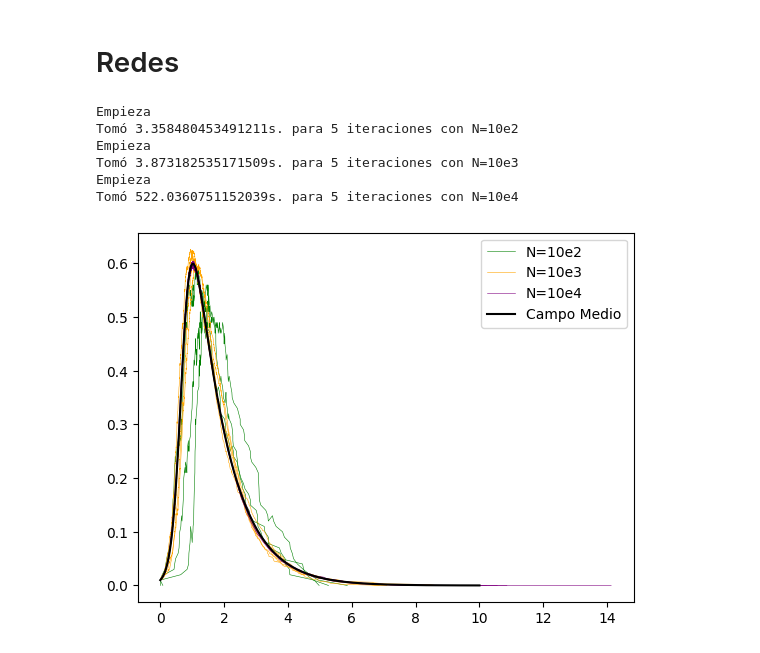
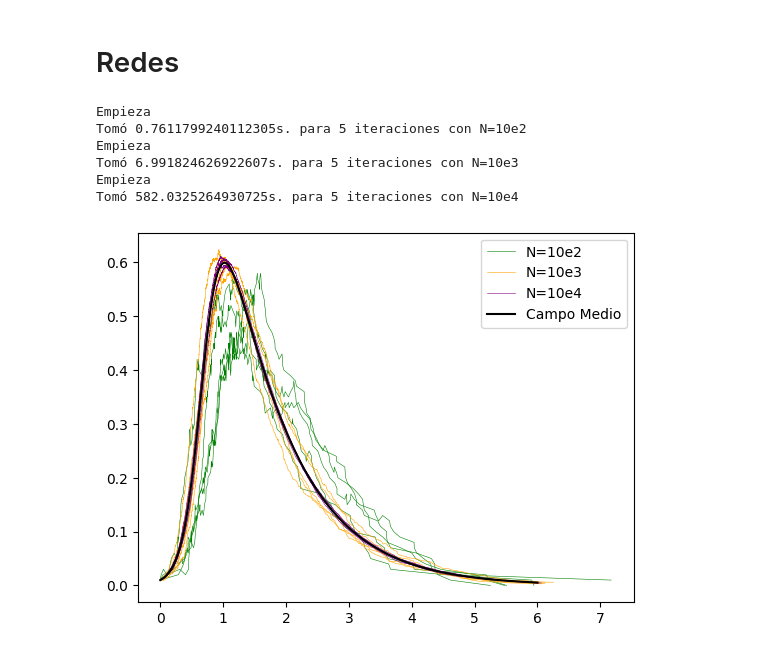
Before and after one commit to JairEsc/Mat_Apl_2, a Jupyter notebook: Gillespie_redes_markoviano.ipynb, the cells around one changed output. Drawn from its saved outputs; the diff is of its cells as text; code cells hidden in the pictures.

```diff
--- a/Gillespie_redes_markoviano.ipynb
+++ b/Gillespie_redes_markoviano.ipynb
@@ -35,7 +36,10 @@ def Gillespie_Markov_Chain_MA(N,S_0,I_0,R_0,beta,gamma,T=np.inf):
   return pd.DataFrame(H,columns=['time','S(t)','I(t)'])
 # %%
 ## Ejemplo
+start_0=time.time()
+np.random.seed(0)
 for power in [4,5,6]:
+  start_1=time.time()
   beta=1.15
   gamma=1
   N=10**power
@@ -46,11 +50,12 @@ for power in [4,5,6]:
   colores=['green','orange','purple']
   for iter in range(3):
     if(iter==0):
-      H=Gillespie_Markov_Chain_MA(N,S_0,I_0,R_0,beta,gamma,T=np.inf)
+      H=Gillespie_Markov_Chain_MA(N,S_0,I_0,R_0,beta,gamma,T=40)
       plt.plot(H['time'],H['I(t)']/N,colores[int(power-4)],linewidth=0.7,label='N=10e'+str(power))
     else:
-      H=Gillespie_Markov_Chain_MA(N,S_0,I_0,R_0,beta,gamma,T=np.inf)
+      H=Gillespie_Markov_Chain_MA(N,S_0,I_0,R_0,beta,gamma,T=40)
       plt.plot(H['time'],H['I(t)']/N,colores[int(power-4)],linewidth=0.7)
+  print(time.time()-start_1, "s.  en 3 simulaciones para N=10e"+str(power))
 #----------------------------------Campo Medio
 from scipy.integrate import odeint
 import scipy.integrate as spi
@@ -72,10 +77,12 @@ def g(t,INP,ps):
     return SOL[:,1]
 
 INPUT = (S_0, I_0, 0.0)
-t_start = 0.0; t_end = 50; t_inc = .01
+t_start = 0.0; t_end = 40; t_inc = .01
 t_range = np.arange(t_start, t_end+t_inc, t_inc)
 plt.plot(t_range,g(t_range,INPUT,[beta,gamma,N])/N, 'k',label='Campo Medio')
 #----------------------------------
 plt.legend()
+plt.savefig('markoviano_convergencia.png',dpi=300)
 plt.show()
+print(time.time()-start_0, 's. en total')
 # %% [output]
@@ -181,54 +192,53 @@ def Gillespie_Direct_Method_Network(beta,gamma,N,X_I_indexes,G_network_initial=n
         X_I=len(X_I_indexes)
         X_S=N-X_I
         Historia.append([t,X_S,X_I])#Focus
-        if(X_I==0):
+        if(X_I==0 or t>T):
             flag=False
     return pd.DataFrame(Historia,columns=['time','S(t)','I(t)'])
 # %%
 #Ejemplo
 import time
 colores=['green','orange','purple']
+np.random.seed(0)
 for pot in [2,3,4]:
     iter_time = time.time()
     beta=75
     gamma=1
     N=10**pot
-    n=int(N*0.1)
     ksum=1
-    np.random.seed(2)
     G=nx.fast_gnp_random_graph(n=N, p=0.1, seed=None, directed=False)
-    #pos=nx.spring_layout(G,seed=2,k=3)
-    np.random.seed(0)
     X_I_indexes=np.random.choice(N,size=int(N*0.01),replace=False).tolist()
     for k in range(N):
         if k in X_I_indexes:
             G.nodes[k]['Estado:']='Infeccioso'
         else:
             G.nodes[k]['Estado:']='Susceptible'
     print("Empieza")
     #------------------------------------ Markoviano
     for iter in range(5):
         H=[]
-        G_copy=G.copy()
-        X_I_indexes_copy=X_I_indexes.copy()
-        H=Gillespie_Direct_Method_Network(beta,gamma,N,X_I_indexes=X_I_indexes_copy,G_network_initial=G_copy,T=np.inf)
+        while(len(H)<10):
+          G_copy=G.copy()
+          X_I_indexes_copy=X_I_indexes.copy()
+          H=Gillespie_Direct_Method_Network(beta,gamma,N,X_I_indexes=X_I_indexes_copy,G_network_initial=G_copy,T=6)
         if(iter==0):
             plt.plot(H['time'],H['I(t)']/N, colores[pot-2],linewidth=0.4,label='N=10e'+str(pot))
         else:
             plt.plot(H['time'],H['I(t)']/N, colores[pot-2],linewidth=0.4)
         #------------------------------------
     print("Tomó "+str(time.time()-iter_time)+'s. para 5 iteraciones con N=10e'+str(pot))
 INPUT = (0.99*N, 0.01*N, 0.0)
-t_start = 0.0; t_end = 10; t_inc = .01
+t_start = 0.0; t_end = 6; t_inc = .01
 t_range = np.arange(t_start, t_end+t_inc, t_inc)
 plt.plot(t_range,g(t_range,INPUT,[beta*0.1,gamma,N])/N, 'k',label='Campo Medio')
 plt.legend()
+plt.savefig('markoviano_convergencia_gnp.png',dpi=300)
 plt.show()
 # %% [output]
 Empieza
-Tomó 3.358480453491211s. para 5 iteraciones con N=10e2
+Tomó 0.7611799240112305s. para 5 iteraciones con N=10e2
 Empieza
-Tomó 3.873182535171509s. para 5 iteraciones con N=10e3
+Tomó 6.991824626922607s. para 5 iteraciones con N=10e3
 Empieza
-Tomó 522.0360751152039s. para 5 iteraciones con N=10e4
+Tomó 582.0325264930725s. para 5 iteraciones con N=10e4
-[figure, old version]
+[figure, new version]
```
Also changed, not shown: parts of 2 cells of this notebook.
